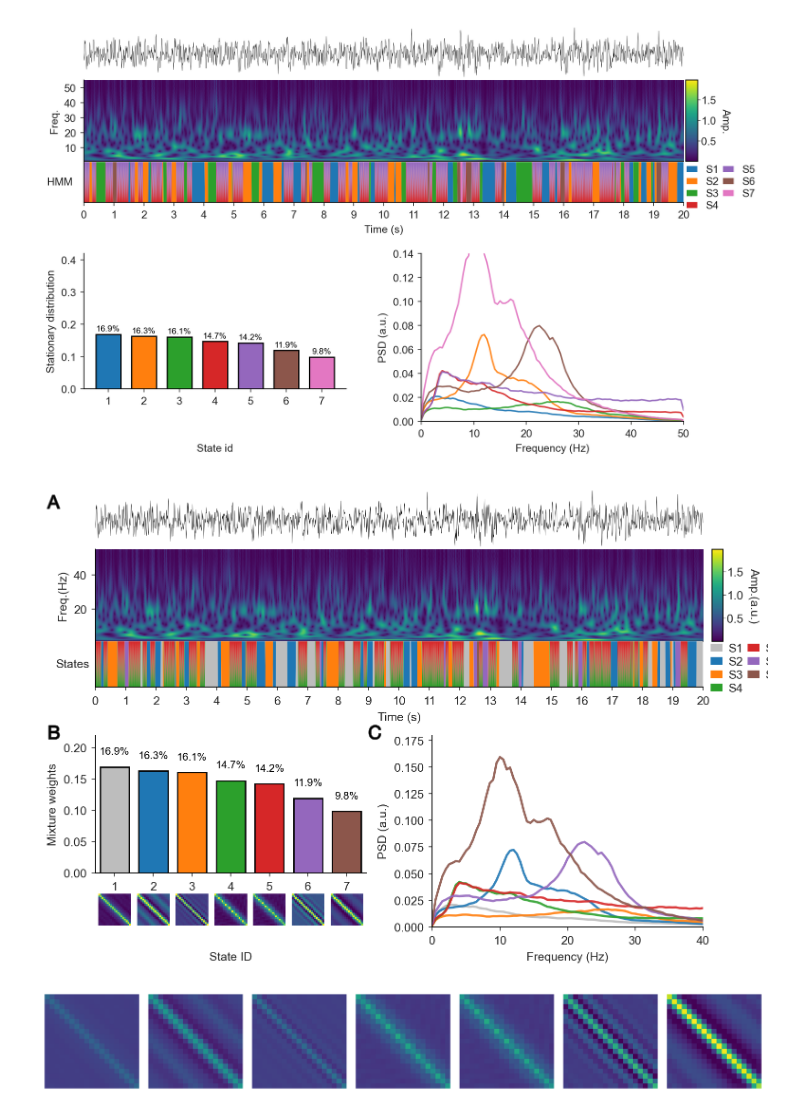
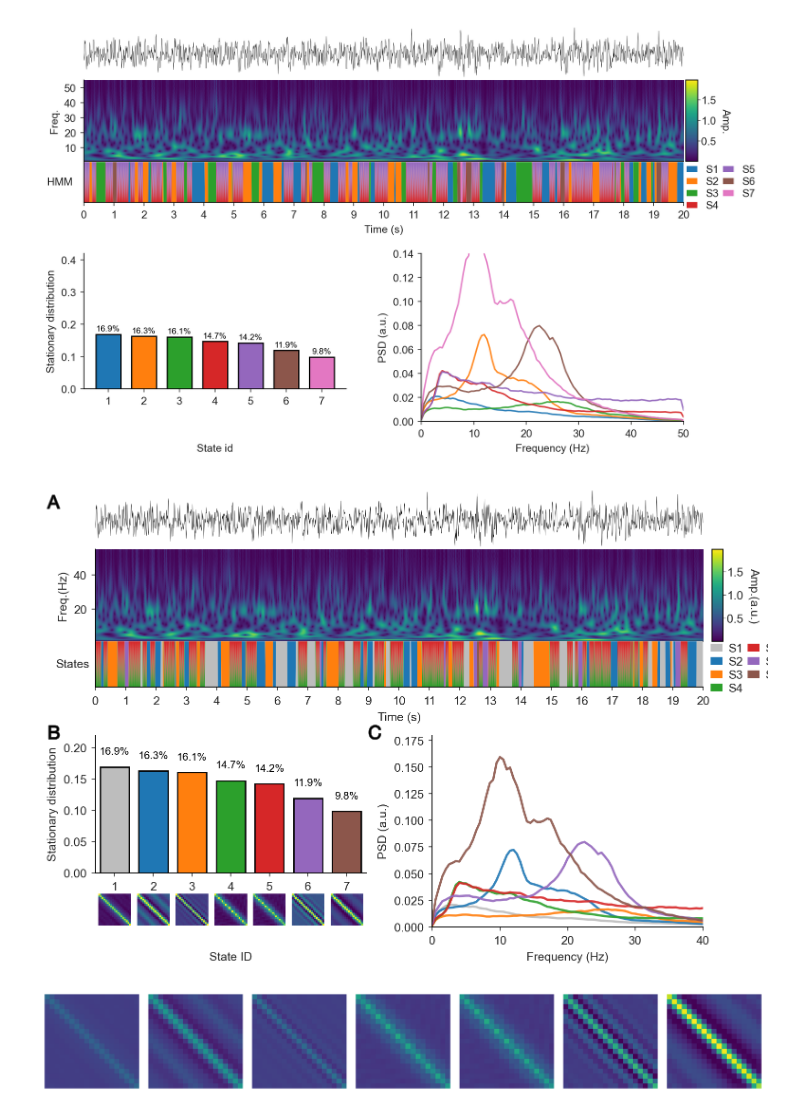
Before and after one commit to schmidt-neural-data-science/TDE-DP-GMM, a Jupyter notebook: notebooks/visualization_hmm_CTF_rest.ipynb, the cells around one changed output. Cells and saved outputs as stored; diff of their text form; code cells hidden in the pictures.

```diff
--- a/notebooks/visualization_hmm_CTF_rest.ipynb
+++ b/notebooks/visualization_hmm_CTF_rest.ipynb
@@ -573,7 +573,7 @@ state_legend.set_in_layout(False)
 for k, w in enumerate(stationary_dist):
     axes["b"].bar(k, w, width = 0.75, color = colors[k], zorder = 1, align = "center", edgecolor = "k")
     axes["b"].text(k, w + 0.02,"%.1f%%" % (w * 100.0), horizontalalignment="center", color = "k" , fontsize = MY_FONT_SIZE - 1)
-    axes["b"].set_ylabel("Mixture weights")
+    axes["b"].set_ylabel("Stationary distribution")
     axes["b"].set_xticks(np.arange(num_states), labels = np.arange(1, num_states + 1))
     axes["b"].tick_params(axis='y')
 
@@ -699,34 +699,34 @@ fig.text(
     "C",
     transform=fig.transFigure,
     **label_kw,
 )
 
 
 
 
 
 
 
 
 fig.canvas.draw()
 
 fig.savefig(
     f"../figures/CTF_rest_HMM_{num_states}.svg",
     bbox_inches="tight",
     bbox_extra_artists=(state_legend, ),
     pad_inches=0.02)
 
 fig.savefig(
     f"../figures/CTF_rest_HMM_{num_states}.pdf",
     bbox_inches="tight",
     bbox_extra_artists=(state_legend, ),
     pad_inches=0.02)
 
 
 
 plt.show()
 # %% [output]
-[figure, old version]
+[figure, new version]
 # %%
 # shared normalization
 
```
Also changed, not shown: parts of 4 cells of this notebook, 3 other files.
